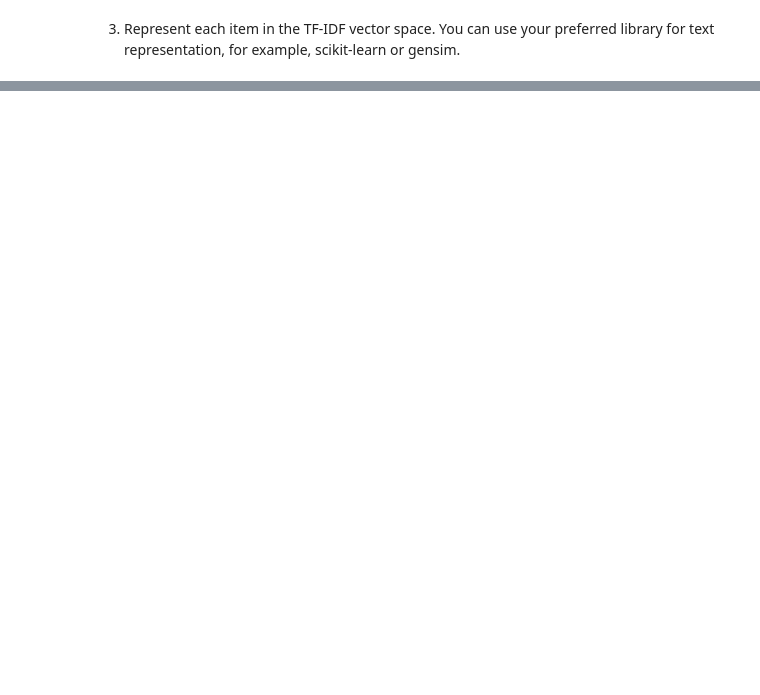
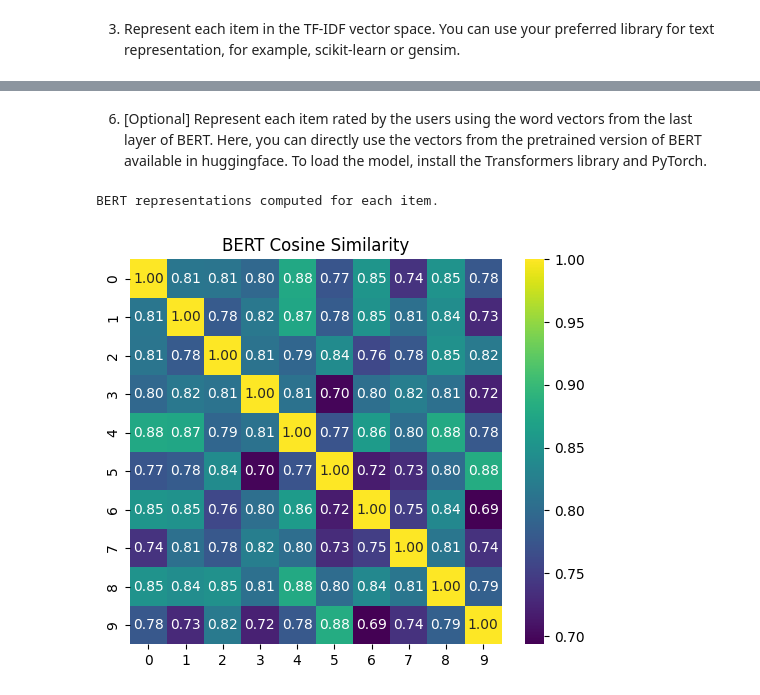
Before and after one commit to davide-marchi/Web-Raccomender-Systems, a Jupyter notebook: Project/Project Week 07-08.ipynb, the cells around one changed output, grey strips where cells are left out. Saved outputs shown, nothing was run; the diff lists cells and outputs as text; code cells hidden in the pictures; blank space fills up the shorter version.

```diff
--- a/Project/Project Week 07-08.ipynb
+++ b/Project/Project Week 07-08.ipynb
@@ -696,0 +767,49 @@ Vocabulary size: 44060
+# %% [markdown]
+6. [Optional] Represent each item rated by the users using the word vectors from the last layer of BERT. Here, you can directly use the vectors from the pretrained version of BERT available in huggingface. To load the model, install the Transformers library and PyTorch.
+# %%
+import torch
+from transformers import BertModel, BertTokenizer
+
+!pip install transformers torch --quiet
+
+
+# Load model and tokenizer
+model_name = "bert-base-uncased"
+tokenizer = BertTokenizer.from_pretrained(model_name)
+model = BertModel.from_pretrained(model_name)
+model.eval()  # set model to evaluation mode
+
+# Optionally, move model to GPU if available
+device = torch.device("cuda" if torch.cuda.is_available() else "cpu")
+model.to(device)
+
+# Function to get BERT representation (using the [CLS] token) for a given text.
+def get_bert_vector(text):
+    # Handle potential issues with NaN or empty strings
+    if not text or text.lower() == "nan":
+        return torch.zeros(model.config.hidden_size)
+    # Tokenize text with truncation to max_length 512 tokens.
+    inputs = tokenizer(text, return_tensors="pt", truncation=True, max_length=512, padding="max_length")
+    inputs = {k: v.to(device) for k, v in inputs.items()}
+    with torch.no_grad():
+        outputs = model(**inputs)
+    # Use [CLS] token (first token) from the last hidden state as the representation.
+    cls_vector = outputs.last_hidden_state[:, 0, :].squeeze().cpu()
+    return cls_vector
+
+# Compute BERT representations for items in the 'description' column of the subset.
+bert_vectors = subset['description'].apply(lambda x: get_bert_vector(str(x)))
+print("BERT representations computed for each item.")
+
+# Convert BERT tensors to numpy arrays and stack them
+bert_matrix = np.stack(bert_vectors.apply(lambda vec: vec.numpy()).tolist())
+bert_sim = cosine_similarity(bert_matrix)
+
+# Plot the cosine similarity matrix for BERT representations
+plt.figure(figsize=(6, 5))
+sns.heatmap(bert_sim, annot=True, fmt=".2f", cmap="viridis")
+plt.title("BERT Cosine Similarity")
+plt.show()
+# %% [output]
+BERT representations computed for each item.
+[figure, added]
```
Also changed, not shown: parts of 7 cells of this notebook.
